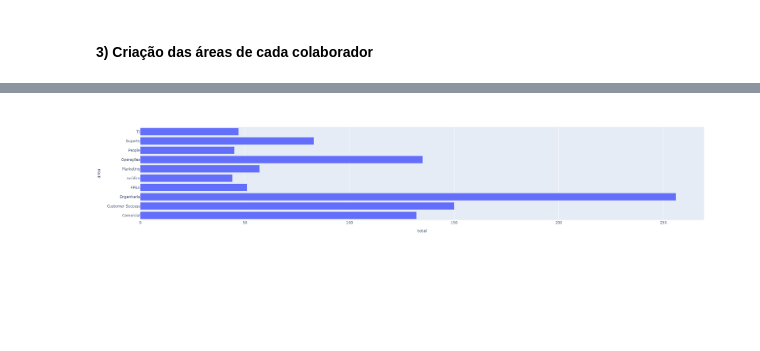
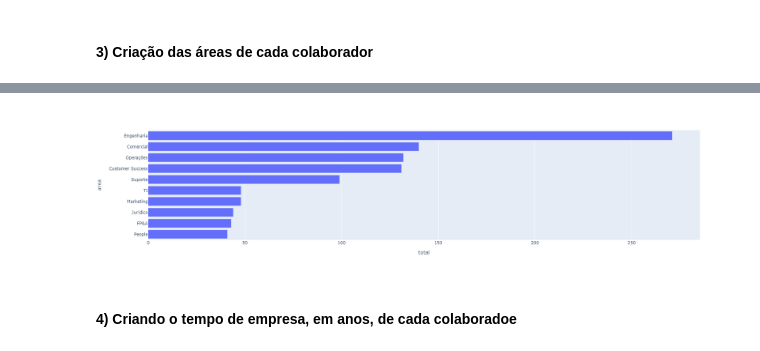
Before and after one commit to higor-gomes93/ona_research, a Jupyter notebook: dataset_generator.ipynb, the cells around one changed output, grey strips where cells are left out. Saved outputs shown, nothing was run; the diff lists cells and outputs as text; code cells hidden in the pictures; blank space fills up the shorter version.

```diff
--- a/dataset_generator.ipynb
+++ b/dataset_generator.ipynb
@@ -19,7 +19,7 @@ dataset = pd.DataFrame(employees, columns = ['nome'])
 # %% [markdown]
 #### 3) Criação das áreas de cada colaborador
 # %%
-# Criando um dicionário de áreas
+# Criando um dicionário de quantidade de pessoas por área
 areas_dict = {
     'People': 1,
     'FP&A': 1,
@@ -46,5 +46,6 @@ dataset['area'] = areas_list
 # Verificando a distribuição
 area_dataset = pd.DataFrame(dict(dataset.groupby(['area']).size()).items(), columns = ['area', 'total'])
 fig = px.bar(area_dataset, y = 'area', x = 'total')
+fig.update_layout(barmode = 'stack', yaxis = {'categoryorder': 'total ascending'})
 fig.show()
 # %% [output]
@@ -52,4 +52,6 @@ fig.show()
-[figure, old version]
+[figure, new version]
+# %% [markdown]
+#### 4) Criando o tempo de empresa, em anos, de cada colaboradoe
 # %%
 # Definindo o tempo médio de empresa
 average_time = 3
```
Also changed, not shown: parts of 5 cells of this notebook.
